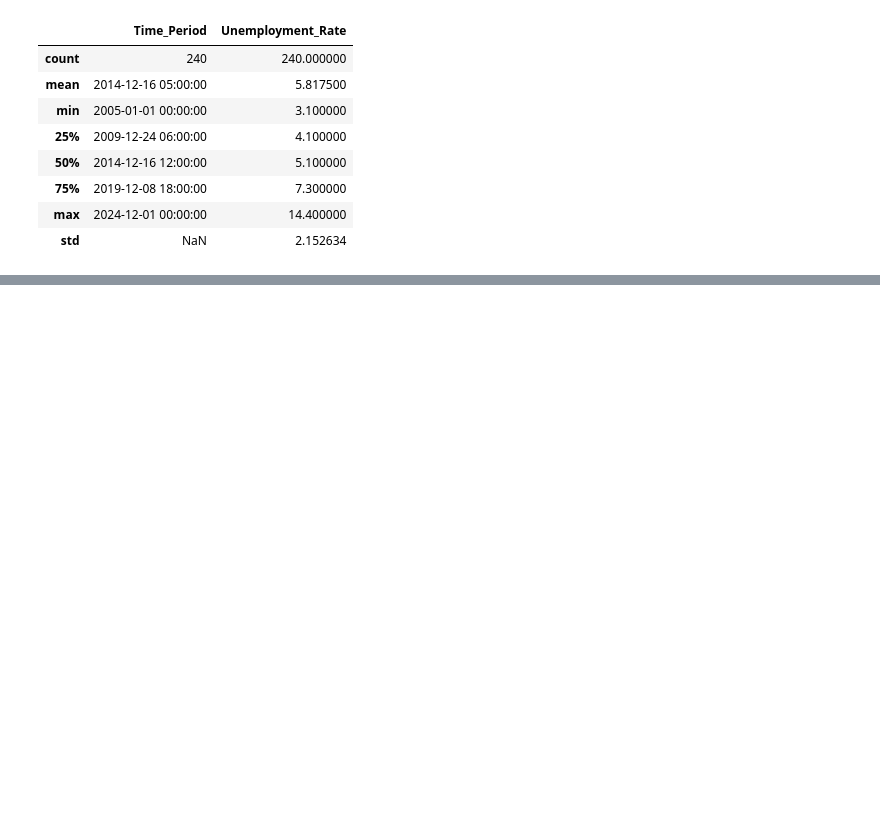
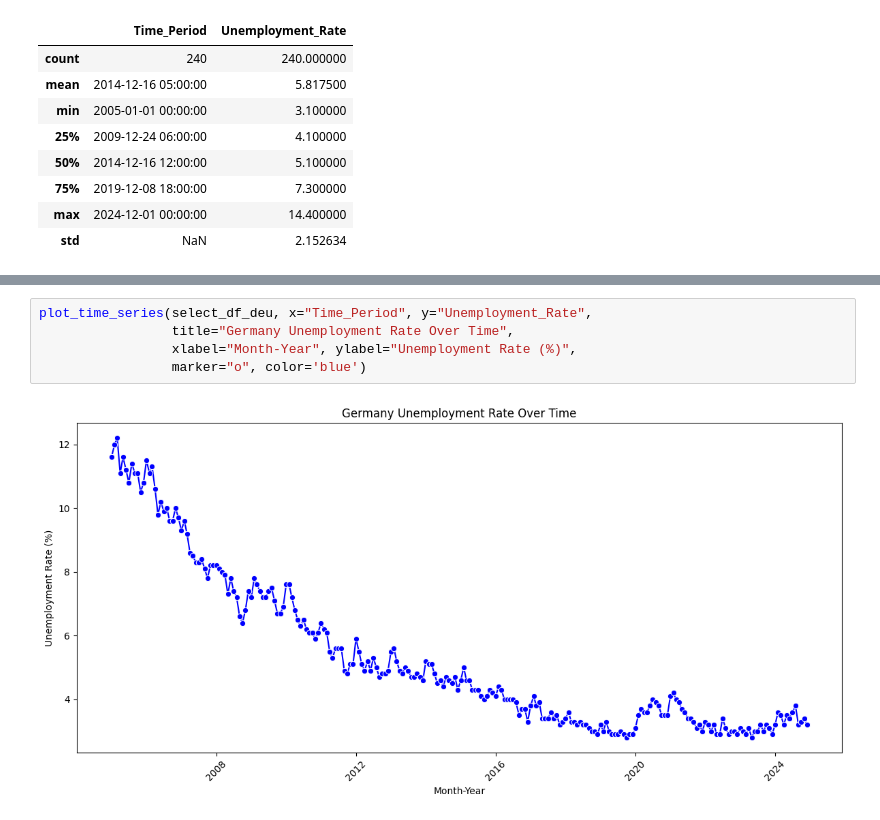
Before and after one commit to imajirzl/thesis-unemployment-rate, a Jupyter notebook: analysis/cleaning_and_eda.ipynb, the cells around one changed output, grey strips where cells are left out. Drawn from its saved outputs; the diff is of its cells as text; blank space fills up the shorter version.

```diff
--- a/analysis/cleaning_and_eda.ipynb
+++ b/analysis/cleaning_and_eda.ipynb
@@ -94,0 +136,7 @@ select_df_usa.describe()
+# %%
+plot_time_series(select_df_deu, x="Time_Period", y="Unemployment_Rate",
+                 title="Germany Unemployment Rate Over Time",
+                 xlabel="Month-Year", ylabel="Unemployment Rate (%)",
+                 marker="o", color='blue')
+# %% [output]
+[figure, added]
```
Also changed, not shown: parts of 6 cells of this notebook.
